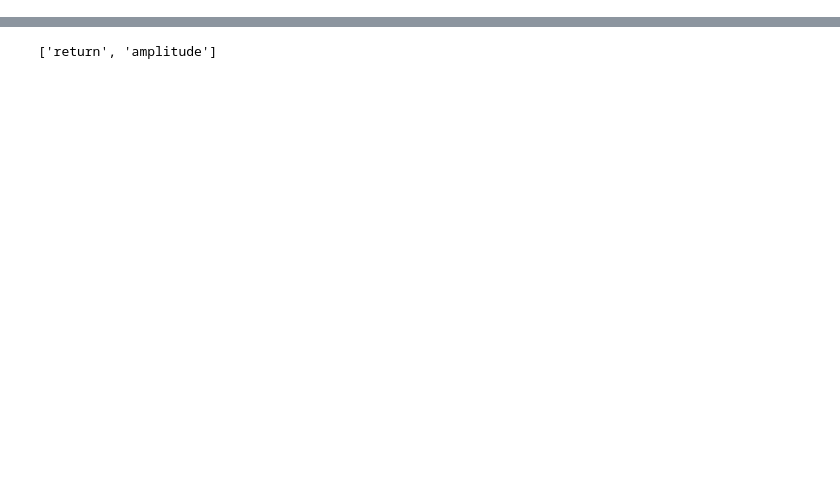
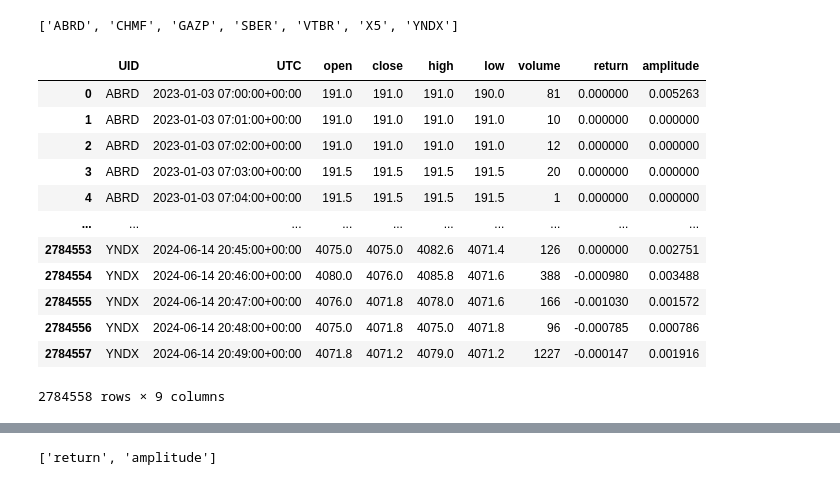
Before and after one commit to garotar/PortfolioOptimization, a Jupyter notebook: quick_start.ipynb, the cells around one changed output, grey strips where cells are left out. Drawn from its saved outputs; the diff is of its cells as text; code cells hidden in the pictures; blank space fills up the shorter version.

```diff
--- a/quick_start.ipynb
+++ b/quick_start.ipynb
@@ -15,9 +53,32 @@ df.head()
+# %%
+TICKERS = df.UID.unique().tolist()
+TICKERS
+# %% [output]
+['ABRD', 'CHMF', 'GAZP', 'SBER', 'VTBR', 'X5', 'YNDX']
 # %%
 custom_params = {
-    "n_estimators": 300,
+    "n_estimators": 500,
     "contamination": 0.1,  # 10% аномалий
     "max_samples": 0.8,
+    "n_jobs": -1,
     "random_state": 123
 }
 
 anomaly_detector = AnomalyDetector(df, model_params=custom_params)
+extended_df, features = anomaly_detector.generate_features()
+
+extended_df
+# %% [output]
+|  | UID | UTC | open | close | high | low | volume | return | amplitude |
+| 0 | ABRD | 2023-01-03 07:00:00+00:00 | 191.0 | 191.0 | 191.0 | 190.0 | 81 | 0.000000 | 0.005263 |
+| 1 | ABRD | 2023-01-03 07:01:00+00:00 | 191.0 | 191.0 | 191.0 | 191.0 | 10 | 0.000000 | 0.000000 |
+| 2 | ABRD | 2023-01-03 07:02:00+00:00 | 191.0 | 191.0 | 191.0 | 191.0 | 12 | 0.000000 | 0.000000 |
+| 3 | ABRD | 2023-01-03 07:03:00+00:00 | 191.5 | 191.5 | 191.5 | 191.5 | 20 | 0.000000 | 0.000000 |
+| 4 | ABRD | 2023-01-03 07:04:00+00:00 | 191.5 | 191.5 | 191.5 | 191.5 | 1 | 0.000000 | 0.000000 |
+| ... | ... | ... | ... | ... | ... | ... | ... | ... | ... |
+| 2784553 | YNDX | 2024-06-14 20:45:00+00:00 | 4075.0 | 4075.0 | 4082.6 | 4071.4 | 126 | 0.000000 | 0.002751 |
+| 2784554 | YNDX | 2024-06-14 20:46:00+00:00 | 4080.0 | 4076.0 | 4085.8 | 4071.6 | 388 | -0.000980 | 0.003488 |
+| 2784555 | YNDX | 2024-06-14 20:47:00+00:00 | 4076.0 | 4071.8 | 4078.0 | 4071.6 | 166 | -0.001030 | 0.001572 |
+| 2784556 | YNDX | 2024-06-14 20:48:00+00:00 | 4075.0 | 4071.8 | 4075.0 | 4071.8 | 96 | -0.000785 | 0.000786 |
+| 2784557 | YNDX | 2024-06-14 20:49:00+00:00 | 4071.8 | 4071.2 | 4079.0 | 4071.2 | 1227 | -0.000147 | 0.001916 |
+2784558 rows × 9 columns
```
Also changed, not shown: parts of 20 cells of this notebook, 21 other files.
